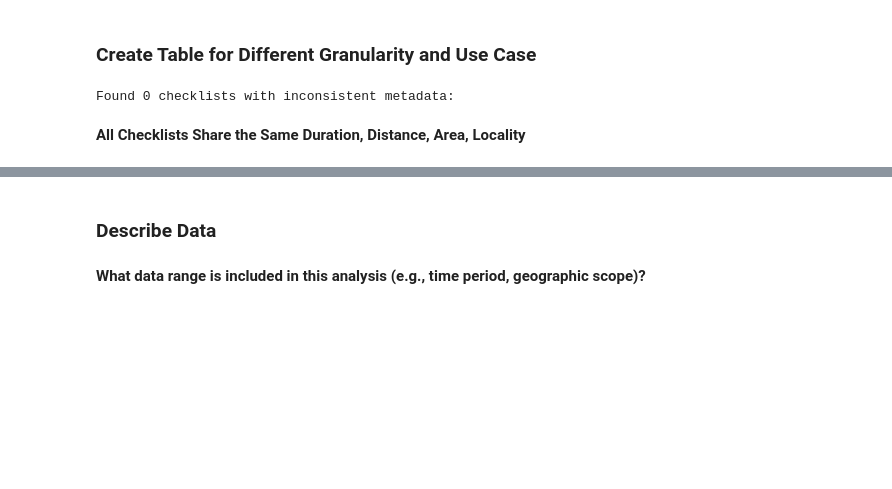
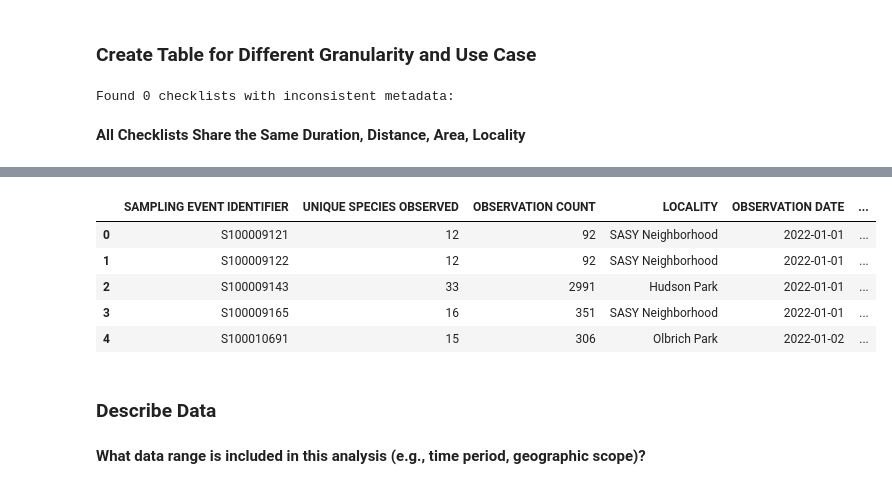
Before and after one commit to silviaaaaaa66/ebird, a Jupyter notebook: eBird_analysis_Dane_County_15-25.ipynb, the cells around one changed output, grey strips where cells are left out. Cells and saved outputs as stored; diff of their text form; code cells hidden in the pictures; blank space fills up the shorter version.

```diff
--- a/eBird_analysis_Dane_County_15-25.ipynb
+++ b/eBird_analysis_Dane_County_15-25.ipynb
@@ -80,6 +82,9 @@ warnings.filterwarnings('ignore')
+# %%
+ebird = pd.read_csv('/Users/silviaaaaaa/Desktop/ebird data analysis/Data/ebd_US-WI-025_201501_202501_smp_relFeb-2025/ebd_US-WI-025_201501_202501_smp_relFeb-2025.txt', sep='\t')
+prism_WI_dane_county = pd.read_csv('/Users/silviaaaaaa/Desktop/ebird data analysis/Data/PRISM_ppt_tmin_tmean_tmax_provisional_800m_20150101_20250131_43.0674_-89.4183.csv', skiprows=10)
 # %%
-ebird = pd.read_csv('.../ebd_US-WI-025_201501_202501_smp_relFeb-2025.txt', sep='\t')
-prism_WI_dane_county = pd.read_csv('.../PRISM_ppt_tmin_tmean_tmax_provisional_800m_20150101_20250131_43.0674_-89.4183.csv', skiprows=10)
+# ebird = pd.read_csv('.../ebd_US-WI-025_201501_202501_smp_relFeb-2025.txt', sep='\t')
+# prism_WI_dane_county = pd.read_csv('.../PRISM_ppt_tmin_tmean_tmax_provisional_800m_20150101_20250131_43.0674_-89.4183.csv', skiprows=10)
 # %% [markdown]
 ## Describe eBird Data
 # %% [markdown]
@@ -242,6 +247,9 @@ ebird = ebird.merge(
 # get subset of numeric values in OBSERVATION COUNT and convert to numeric
 ebird_numeric_count_only = ebird[ebird['OBSERVATION COUNT'] != 'X'].dropna(subset=['OBSERVATION COUNT'])
 ebird_numeric_count_only['OBSERVATION COUNT'] = pd.to_numeric(ebird_numeric_count_only['OBSERVATION COUNT'])
+# get subset of traveling records
+ebird_traveling = ebird[ebird['PROTOCOL TYPE'] == 'Traveling']
+ebird_numeric_count_only_traveling = ebird_numeric_count_only[ebird_numeric_count_only['PROTOCOL TYPE'] == 'Traveling']
 # %%
 # Group by checklist ID and check for multiple values
 inconsistent_checklists = (
@@ -311,6 +319,44 @@ ebird_checklists.head()
 | 2 | S100008288 | 2 | 3 | CTH-PD, Verona | 2022-01-02 | ... |
 | 3 | S100008289 | 2 | 3 | CTH-PD, Verona | 2022-01-02 | ... |
 | 4 | S100008533 | 6 | 15 | 1317 North Wingra Drive, Madison,... | 2022-01-03 | ... |
+# %%
+ebird_checklists_traveling = (
+    ebird_numeric_count_only_traveling.groupby('SAMPLING EVENT IDENTIFIER')
+    .agg({
+        'COMMON NAME': ['nunique'],           # Unique species
+        'OBSERVATION COUNT': 'sum',           # Total individuals observed
+        'LOCALITY': 'first',                  # Location info
+        'OBSERVATION DATE': 'first',
+        'TIME OBSERVATIONS STARTED': 'first',
+        'DURATION MINUTES': 'first',
+        'EFFORT DISTANCE KM': 'first',
+        'EFFORT AREA HA': 'first',
+        'HAS MEDIA': 'any'                    # Whether checklist has media
+    })
+    .reset_index()
+)
+
+# Flatten multi-level column names
+ebird_checklists_traveling.columns = [
+    'SAMPLING EVENT IDENTIFIER', 'UNIQUE SPECIES OBSERVED',
+    'OBSERVATION COUNT', 'LOCALITY', 'OBSERVATION DATE',
+    'TIME OBSERVATIONS STARTED', 'DURATION MINUTES', 'EFFORT DISTANCE KM',
+    'EFFORT AREA HA', 'HAS MEDIA'
+]
+
+# Convert date/time columns
+ebird_checklists_traveling['OBSERVATION DATE'] = pd.to_datetime(ebird_checklists_traveling['OBSERVATION DATE'])
+ebird_checklists_traveling['TIME OBSERVATIONS STARTED'] = pd.to_datetime(ebird_checklists_traveling['TIME OBSERVATIONS STARTED']).dt.time
+
+# Show the first 5 checklists
+ebird_checklists_traveling.head()
+# %% [output]
+|  | SAMPLING EVENT IDENTIFIER | UNIQUE SPECIES OBSERVED | OBSERVATION COUNT | LOCALITY | OBSERVATION DATE | ... |
+| 0 | S100009121 | 12 | 92 | SASY Neighborhood | 2022-01-01 | ... |
+| 1 | S100009122 | 12 | 92 | SASY Neighborhood | 2022-01-01 | ... |
+| 2 | S100009143 | 33 | 2991 | Hudson Park | 2022-01-01 | ... |
+| 3 | S100009165 | 16 | 351 | SASY Neighborhood | 2022-01-01 | ... |
+| 4 | S100010691 | 15 | 306 | Olbrich Park | 2022-01-02 | ... |
 # %% [markdown]
 ### Describe Data
 # %% [markdown]
```
Also changed, not shown: parts of 6 cells of this notebook, 1 other file.
